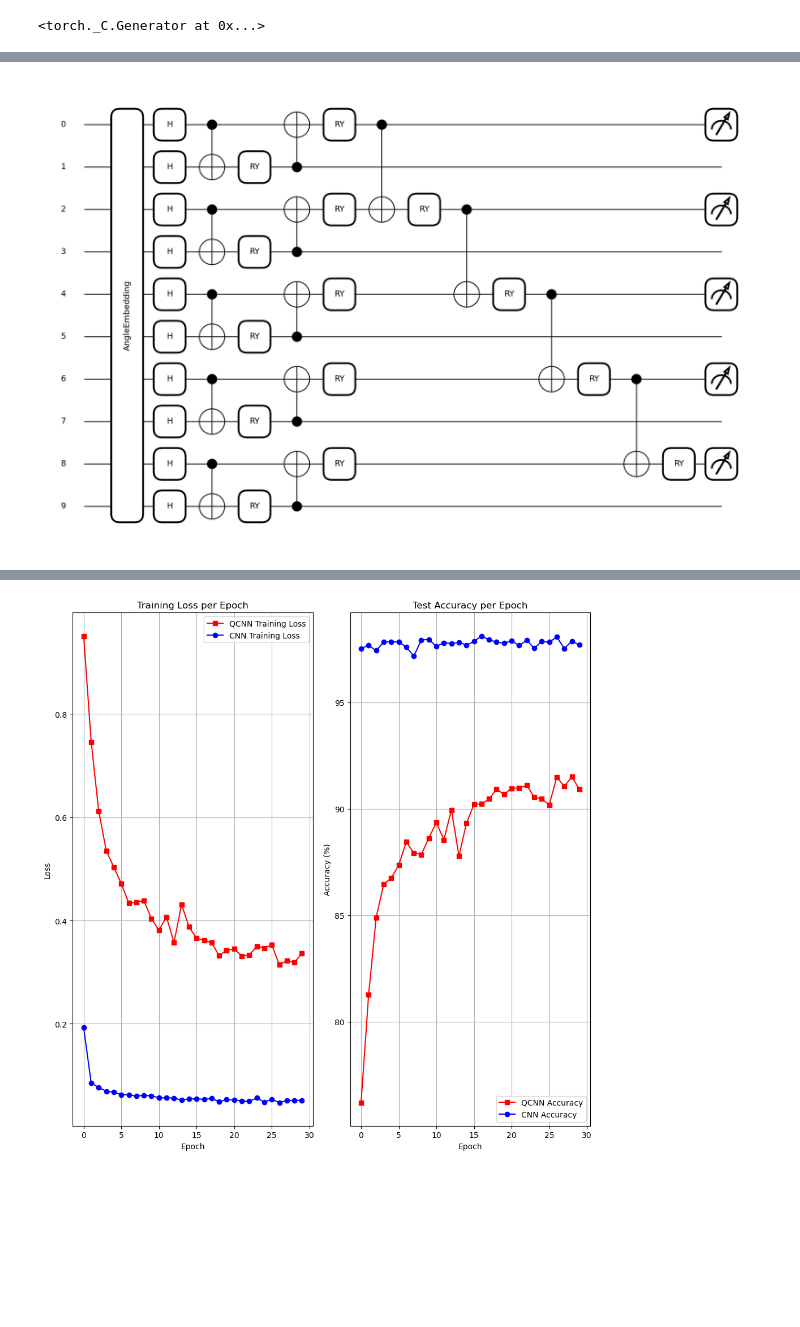
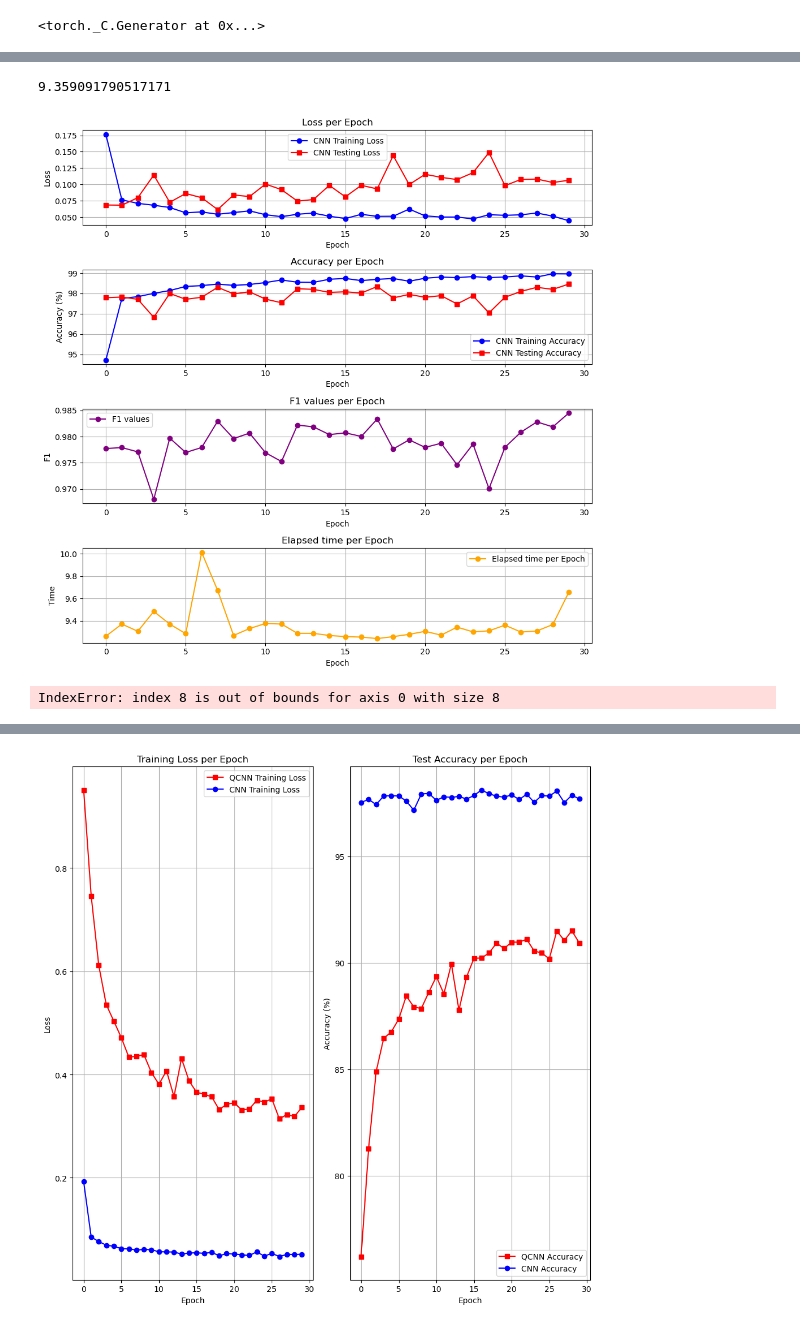
Before and after one commit to prithwilahiri/thesis_repo, a Jupyter notebook: mnist_compare.ipynb, the cells around one changed output, grey strips where cells are left out. Drawn from its saved outputs; the diff is of its cells as text; code cells hidden in the pictures; blank space fills up the shorter version.

```diff
--- a/mnist_compare.ipynb
+++ b/mnist_compare.ipynb
@@ -371,3 +336,63 @@ plt.show()
+# %%
+epoch_time.append(epoch_duration)
+avg_epoch_time = 0
+total_epoch_time = 0
+for t in range(len(epoch_time)):
+    total_epoch_time += epoch_time[t]
+
+avg_epoch_time = total_epoch_time/len(epoch_time)
+print(avg_epoch_time)
+# %% [output]
+9.359091790517171
+# %%
+
+import matplotlib.pyplot as plt
+# Plot training loss
+plt.figure(figsize=(10, 10))
+
+plt.subplot(4, 1,1)
+plt.plot(train_loss_history, marker='o', label='CNN Training Loss', color='blue')
+plt.plot(test_loss_history,marker='s', label='CNN Testing Loss', color='red')
+plt.title('Loss per Epoch')
+plt.xlabel('Epoch')
+plt.ylabel('Loss')
+plt.grid(True)
+plt.legend()
+
+# Plot test accuracy
+plt.subplot(4, 1, 2)
+plt.plot(train_acc_history, marker= 'o', label='CNN Training Accuracy', color= 'blue')
+plt.plot(test_acc_history,marker= 's', label= 'CNN Testing Accuracy', color= 'red')
+plt.title('Accuracy per Epoch')
+plt.xlabel('Epoch')
+plt.ylabel('Accuracy (%)')
+plt.grid(True)
+plt.legend()
+
+plt.subplot(4, 1, 3)
+plt.plot(test_f1_history, marker= 'o', label='F1 values', color= 'purple')
+#plt.plot(test_acc_history,marker= 's', label= 'QCNN Testing Accuracy', color= 'red')
+plt.title('F1 values per Epoch')
+plt.xlabel('Epoch')
+plt.ylabel('F1')
+plt.grid(True)
+plt.legend()
+
+
+plt.subplot(4, 1, 4)
+plt.plot(epoch_time, marker= 'o', label='Elapsed time per Epoch', color= 'orange')
+#plt.plot(test_acc_history,marker= 's', label= 'QCNN Testing Accuracy', color= 'red')
+plt.title('Elapsed time per Epoch')
+plt.xlabel('Epoch')
+plt.ylabel('Time')
+plt.grid(True)
+plt.legend()
+
+plt.tight_layout()
+plt.savefig('mnist_cnn_F1_epochTime.png')
+plt.show()
+# %% [output]
+[figure, added]
 # %%
 import pennylane as qml
 import os
@@ -483,13 +520,13 @@ loss_fn = nn.CrossEntropyLoss()
 device = torch.device("cuda" if torch.cuda.is_available() else "cpu")
 model.to(device)
 # Draw with matplotlib and save
-dummy_inputs = np.linspace(0,np.pi, 10)
-dummy_weights = np.linspace(0, np.pi, 10)
+dummy_inputs = np.linspace(0,np.pi, 8)
+dummy_weights = np.linspace(0, np.pi, 8)
 drawer = qml.draw_mpl(quantum_circuit)
 fig, ax = drawer(dummy_inputs, dummy_weights)
 
 # Save to file
-fig.savefig("quantum_circuit_Hadamard_qubit10.png", dpi=300, bbox_inches='tight')
+#fig.savefig("quantum_circuit_Hadamard_qubit10.png", dpi=300, bbox_inches='tight')
 # %% [output]
-[figure, removed]
+IndexError: index 8 is out of bounds for axis 0 with size 8
 # %%
```
Also changed, not shown: parts of 22 cells of this notebook, 10 other files.
